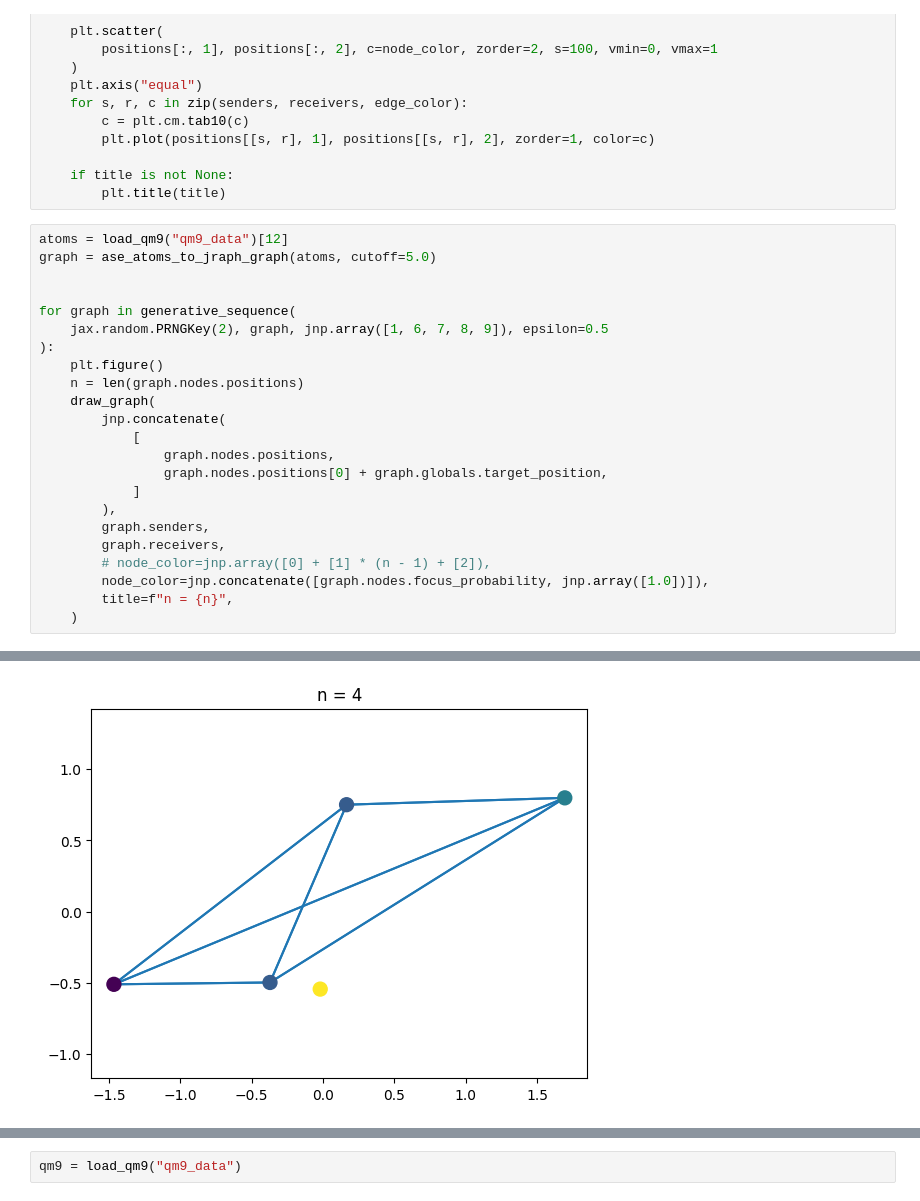
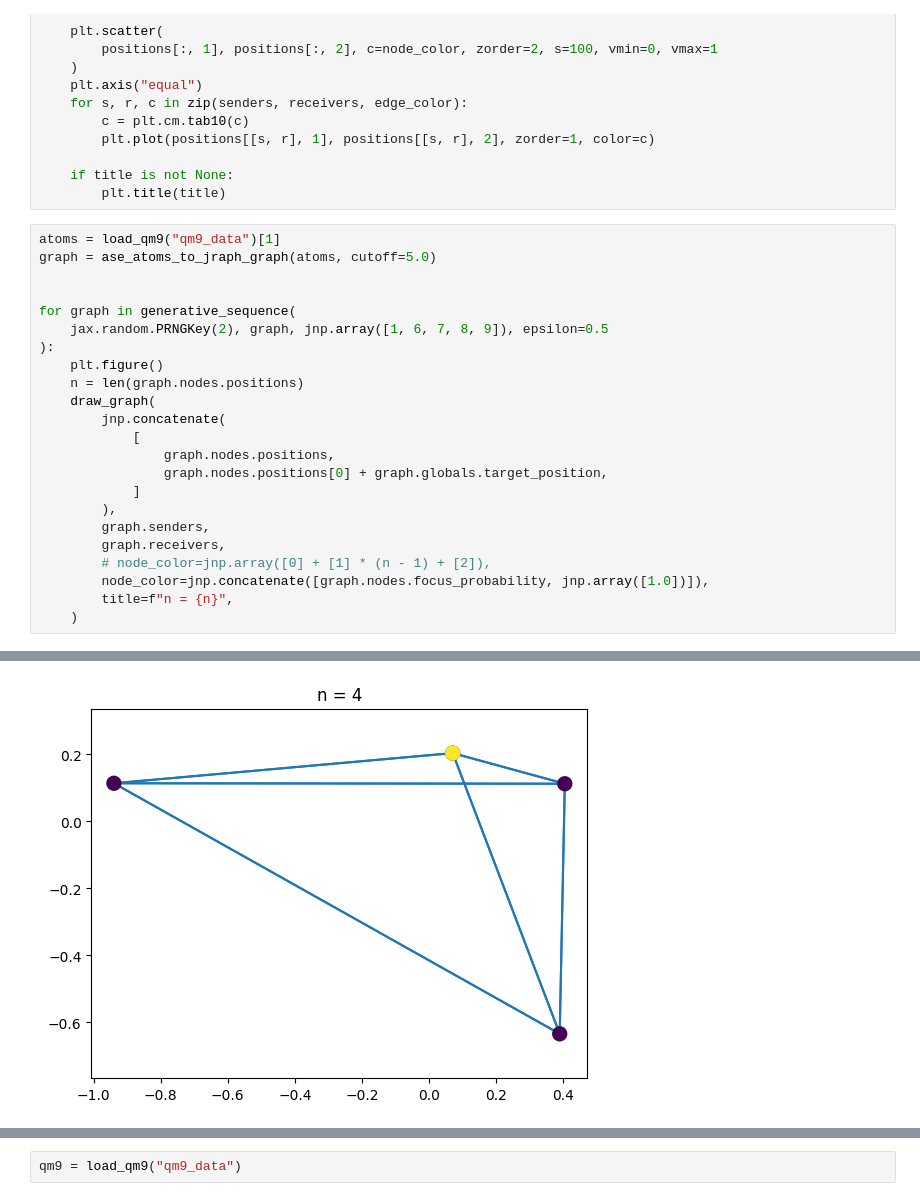
Before and after one commit to atomicarchitects/symphony, a Jupyter notebook: notebooks/test_dataset.ipynb, the cells around one changed output, grey strips where cells are left out. Saved outputs shown, nothing was run; the diff lists cells and outputs as text.

```diff
--- a/notebooks/test_dataset.ipynb
+++ b/notebooks/test_dataset.ipynb
@@ -44,7 +44,7 @@ def draw_graph(
     if title is not None:
         plt.title(title)
 # %%
-atoms = load_qm9("qm9_data")[12]
+atoms = load_qm9("qm9_data")[1]
 graph = ase_atoms_to_jraph_graph(atoms, cutoff=5.0)
 
 
@@ -73 +73 @@ for graph in generative_sequence(
-[figure, old version]
+[figure, new version]
```
Also changed, not shown: parts of 10 cells of this notebook, 1 other file.
